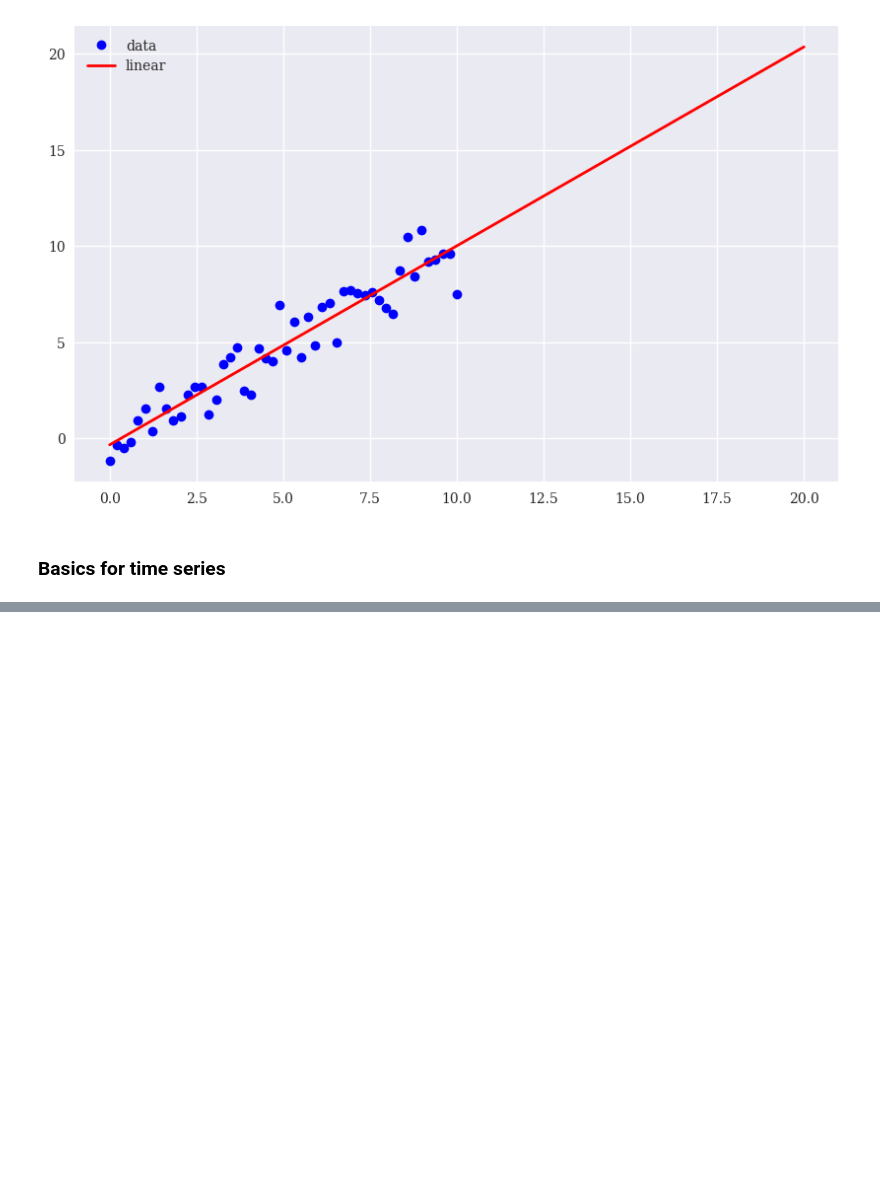
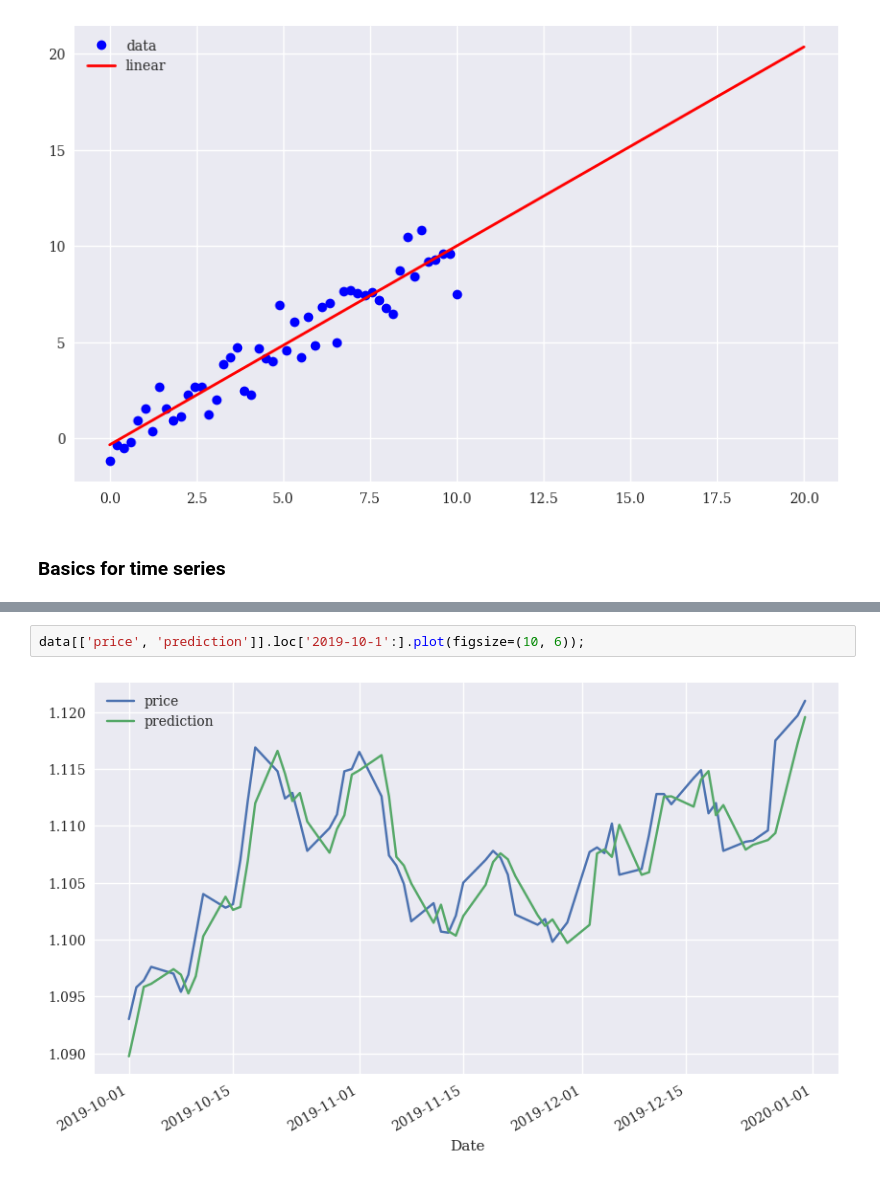
Before and after one commit to ArchQuant/backtesting-basics, a Jupyter notebook: time_series/linear.ipynb, the cells around one changed output, grey strips where cells are left out. Saved outputs shown, nothing was run; the diff lists cells and outputs as text; blank space fills up the shorter version.

```diff
--- a/time_series/linear.ipynb
+++ b/time_series/linear.ipynb
@@ -62,0 +126,4 @@ for i in range(lags):
+# %%
+data[['price', 'prediction']].loc['2019-10-1':].plot(figsize=(10, 6));
+# %% [output]
+[figure, added]
```
Also changed, not shown: parts of 9 cells of this notebook, 1 other file.
